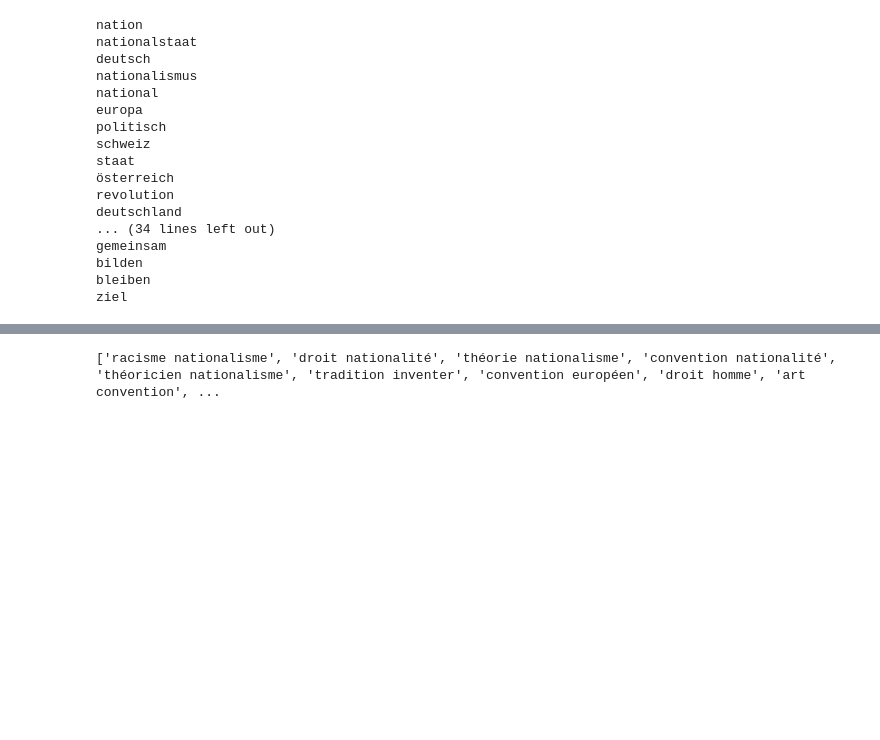
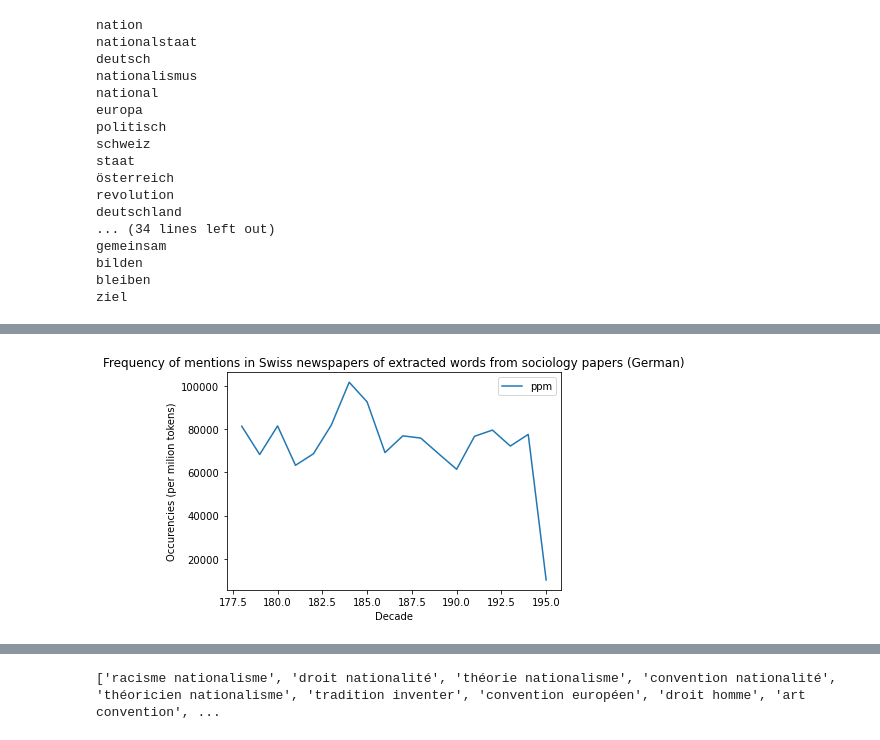
Before and after one commit to ludovicaschaerf/H-D_Project, a Jupyter notebook: N-grams Sociology of Nation.ipynb, the cells around one changed output, grey strips where cells are left out. Saved outputs shown, nothing was run; the diff lists cells and outputs as text; code cells hidden in the pictures; blank space fills up the shorter version.

```diff
--- a/N-grams Sociology of Nation.ipynb
+++ b/N-grams Sociology of Nation.ipynb
@@ -279,0 +266,6 @@ trends_german
+# %%
+# impresso results
+trends_german = pd.read_json('unigrams_german.json', lines=True)
+trends_german = raw2counts(trends_german)
+trends_german = trends_german.groupby(pd.to_datetime(trends_german.date).dt.year//10).sum().reset_index()
+trends_german
@@ -279,0 +290,8 @@ trends_german
+# %%
+ax = trends_german.plot(x='date', y='ppm')
+ax.set_ylabel("Occurencies (per milion tokens)")
+ax.set_xlabel("Decade")
+ax.set_title("Frequency of mentions in Swiss newspapers of extracted words from sociology papers (German)")
+plt.savefig("german.png", dpi=600)
+# %% [output]
+[figure, added]
```
Also changed, not shown: parts of 7 cells of this notebook.
